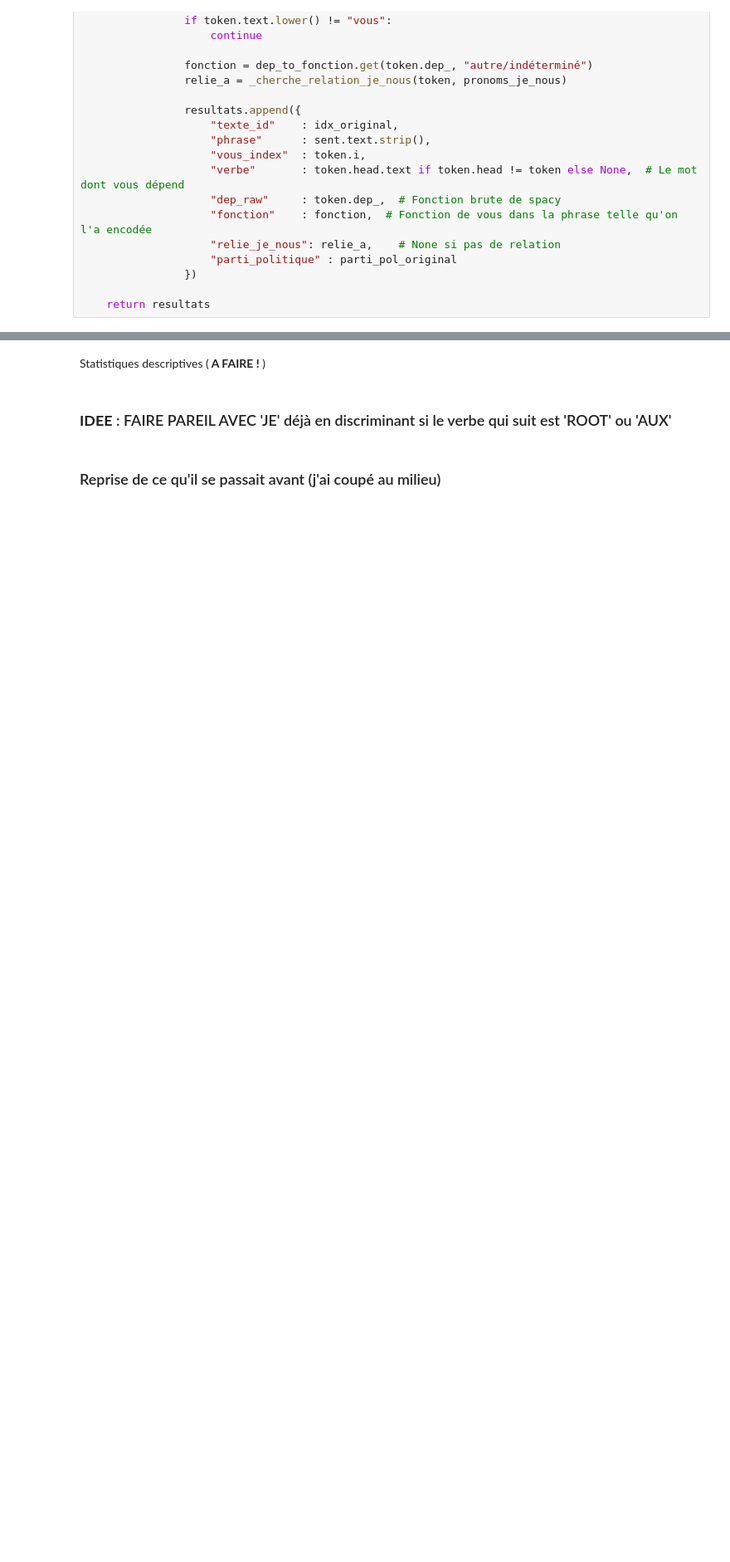
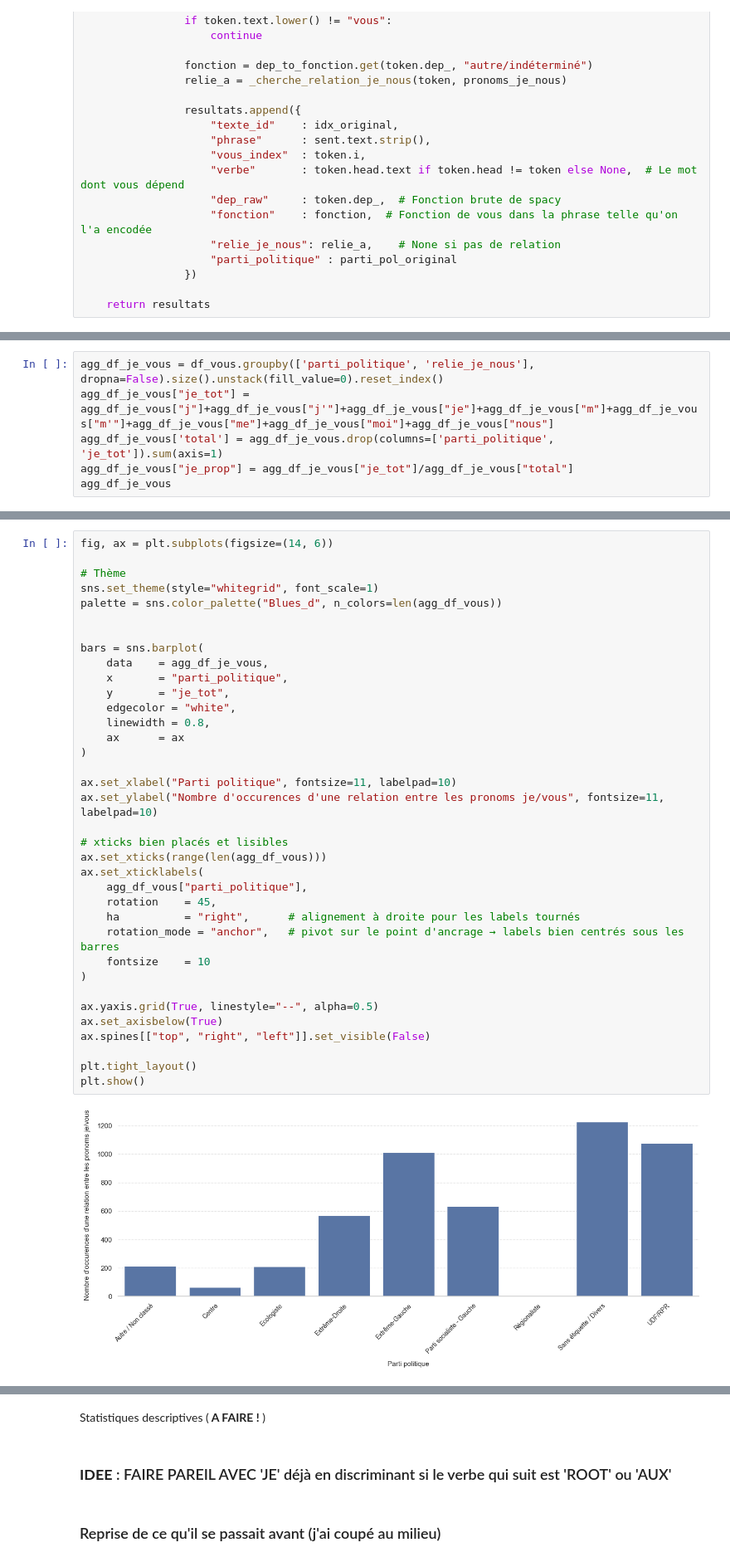
Before and after one commit to itsreivilo/Projet-de-NLP-Olivier, a Jupyter notebook: exploration.ipynb, the cells around one changed output, grey strips where cells are left out. Shown at 83% size. Saved outputs shown, nothing was run; the diff lists cells and outputs as text; blank space fills up the shorter version.

```diff
--- a/exploration.ipynb
+++ b/exploration.ipynb
@@ -916,0 +895,6 @@ plt.show()
+# %%
+agg_df_je_vous = df_vous.groupby(['parti_politique', 'relie_je_nous'], dropna=False).size().unstack(fill_value=0).reset_index()
+agg_df_je_vous["je_tot"] = agg_df_je_vous["j"]+agg_df_je_vous["j'"]+agg_df_je_vous["je"]+agg_df_je_vous["m"]+agg_df_je_vous["m'"]+agg_df_je_vous["me"]+agg_df_je_vous["moi"]+agg_df_je_vous["nous"]
+agg_df_je_vous['total'] = agg_df_je_vous.drop(columns=['parti_politique', 'je_tot']).sum(axis=1)
+agg_df_je_vous["je_prop"] = agg_df_je_vous["je_tot"]/agg_df_je_vous["total"]
+agg_df_je_vous
@@ -916,0 +913,38 @@ plt.show()
+# %%
+fig, ax = plt.subplots(figsize=(14, 6))
+
+# Thème
+sns.set_theme(style="whitegrid", font_scale=1)
+palette = sns.color_palette("Blues_d", n_colors=len(agg_df_vous))
+
+
+bars = sns.barplot(
+    data    = agg_df_je_vous,
+    x       = "parti_politique",
+    y       = "je_tot",
+    edgecolor = "white",
+    linewidth = 0.8,
+    ax      = ax
+)
+
+ax.set_xlabel("Parti politique", fontsize=11, labelpad=10)
+ax.set_ylabel("Nombre d'occurences d'une relation entre les pronoms je/vous", fontsize=11, labelpad=10)
+
+# xticks bien placés et lisibles
+ax.set_xticks(range(len(agg_df_vous)))
+ax.set_xticklabels(
+    agg_df_vous["parti_politique"],
+    rotation    = 45,
+    ha          = "right",      # alignement à droite pour les labels tournés
+    rotation_mode = "anchor",   # pivot sur le point d'ancrage → labels bien centrés sous les barres
+    fontsize    = 10
+)
+
+ax.yaxis.grid(True, linestyle="--", alpha=0.5)
+ax.set_axisbelow(True)
+ax.spines[["top", "right", "left"]].set_visible(False)
+
+plt.tight_layout()
+plt.show()
+# %% [output]
+[figure, added]
```
Also changed, not shown: parts of 12 cells of this notebook.
